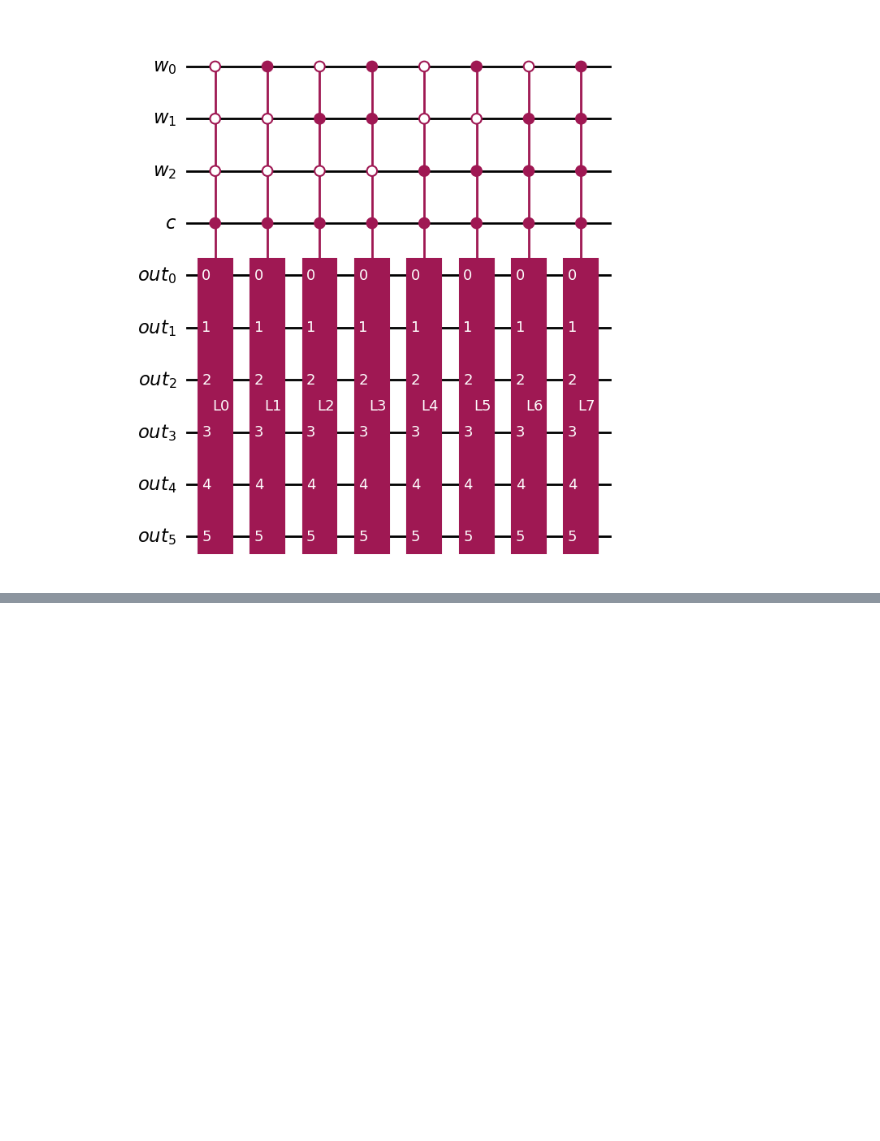
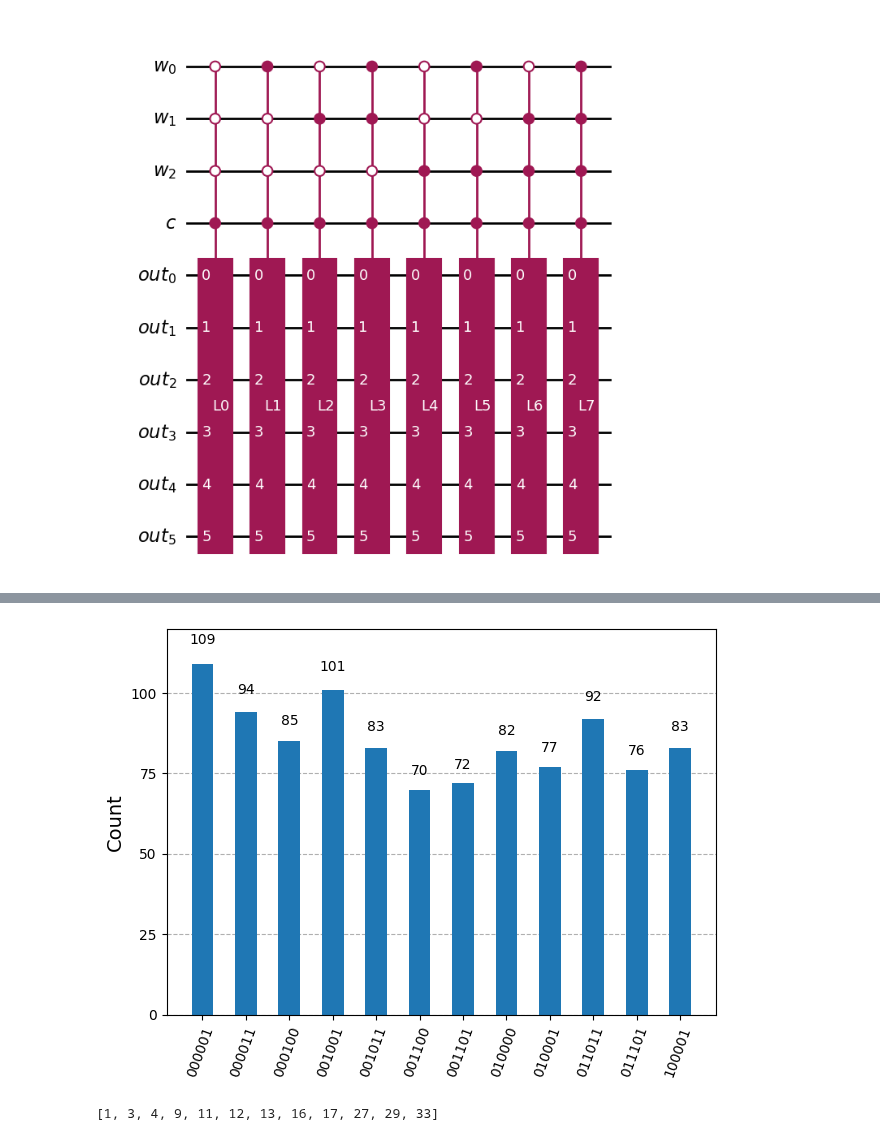
Before and after one commit to Flirm/quantum-circuits-implementation, a Jupyter notebook: implementations/windowed_arithmetic/notebooks/table_lookup.ipynb, the cells around one changed output, grey strips where cells are left out. Cells and saved outputs as stored; diff of their text form; code cells hidden in the pictures; blank space fills up the shorter version.

```diff
--- a/implementations/windowed_arithmetic/notebooks/table_lookup.ipynb
+++ b/implementations/windowed_arithmetic/notebooks/table_lookup.ipynb
@@ -118,0 +135,23 @@ circs.draw("mpl")
+# %%
+from qiskit_aer import AerSimulator
+from qiskit import transpile
+from qiskit.visualization import plot_histogram
+
+simulator_aer = AerSimulator()
+
+qc_aer = transpile(qc, backend=simulator_aer)
+
+job = simulator_aer.run(qc_aer, shots=1024)
+job_result = job.result()
+counts = job_result.get_counts(qc_aer)
+
+plot_histogram(counts)
+# %% [output]
+[figure, added]
+# %%
+a = [1,11,100,1001,1011,1100,1101,10000,10001,11011,11101,100001]
+a = list(map(str, a))
+b = list(map(lambda x: int(x,2), a))
+print(b)
+# %% [output]
+[1, 3, 4, 9, 11, 12, 13, 16, 17, 27, 29, 33]
```
Also changed, not shown: parts of 3 cells of this notebook.
